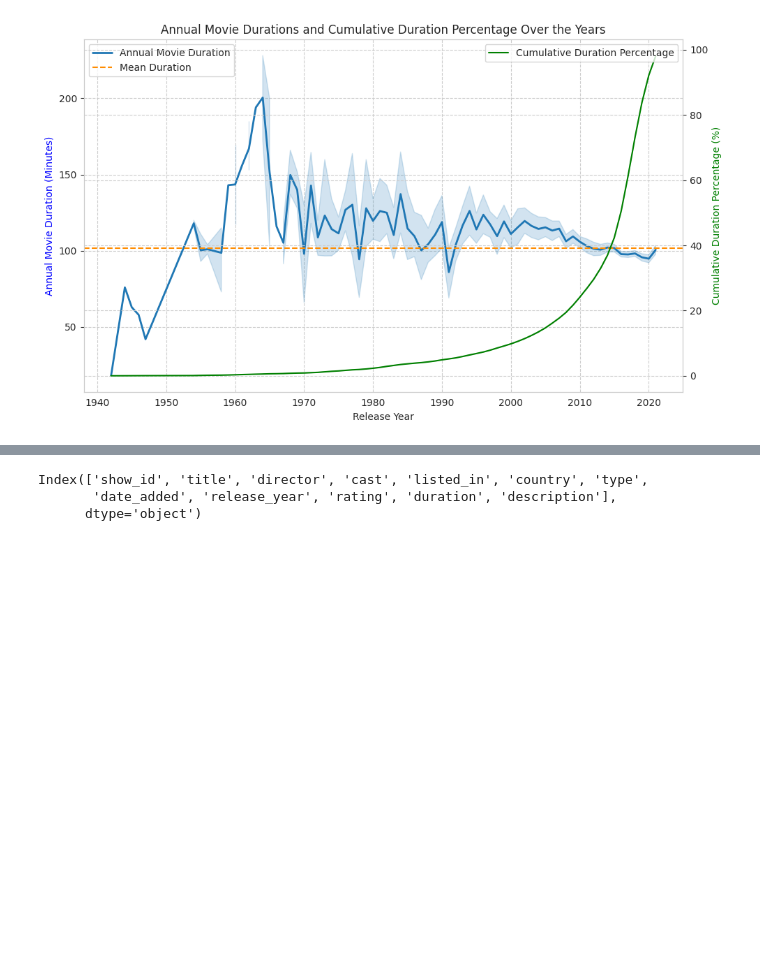
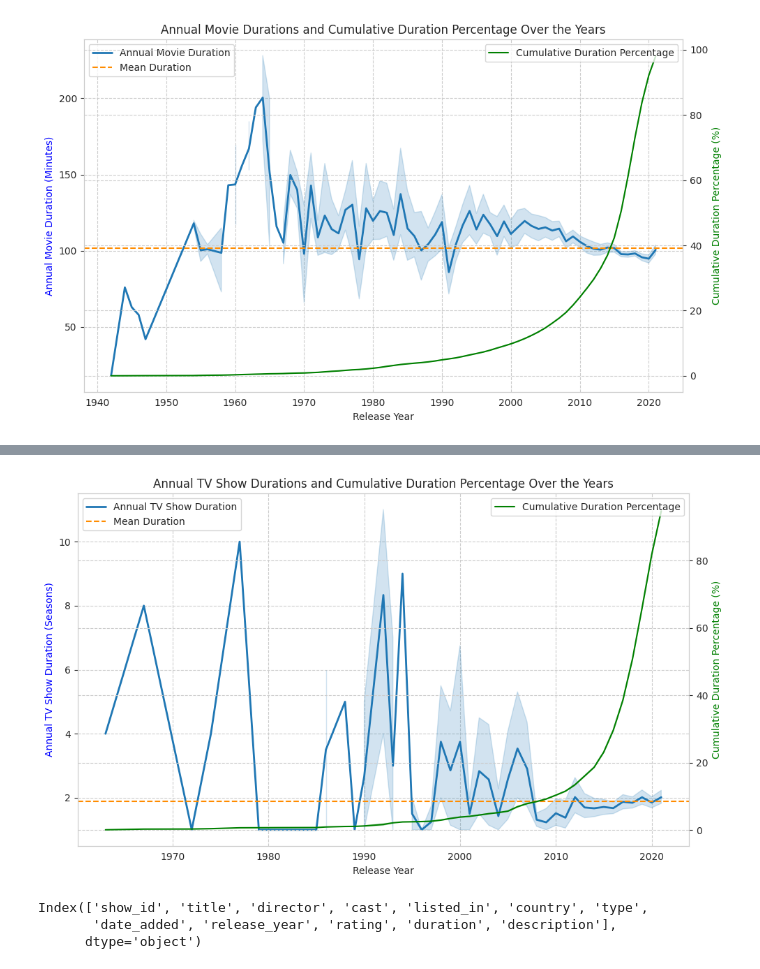
Before and after one commit to DSabarish/netflix_data_analysis, a Jupyter notebook: Netflix_31.ipynb, the cells around one changed output, grey strips where cells are left out. Cells and saved outputs as stored; diff of their text form; code cells hidden in the pictures; blank space fills up the shorter version.

```diff
--- a/Netflix_31.ipynb
+++ b/Netflix_31.ipynb
@@ -1823,3 +1873,38 @@ plt.show()
+# %%
+import matplotlib.pyplot as plt
+import seaborn as sns
+
+# Calculate the mean value of the TV show durations across all years
+mean_duration_tv = year_tv_show_duration['tv_show_duration'].mean()
+
+# Create the figure and the first subplot
+fig, ax1 = plt.subplots(figsize=(10, 6))
+
+# Plot TV show durations on primary y-axis
+sns.lineplot(x='release_year', y='tv_show_duration', data=year_tv_show_duration, ax=ax1, label='Annual TV Show Duration', linewidth=2) #, color='blue')
+ax1.set_xlabel('Release Year')
+ax1.set_ylabel('Annual TV Show Duration (Seasons)', color='blue')
+
+# Create the second y-axis for cumulative percentage
+ax2 = ax1.twinx()
+
+# Plot cumulative percentage of TV show durations on secondary y-axis
+sns.lineplot(x='release_year', y='cumulative_percentage', data=year_tv_show_duration, ax=ax2, color='green', label='Cumulative Duration Percentage')
+ax2.set_ylabel('Cumulative Duration Percentage (%)', color='green')
+
+# Add horizontal line for mean duration on primary y-axis
+ax1.axhline(mean_duration_tv, color='darkorange', linestyle='--', label='Mean Duration')
+
+# Set legend
+ax1.legend(loc='upper left')
+ax2.legend(loc='upper right')
+
+# Show plot
+plt.title('Annual TV Show Durations and Cumulative Duration Percentage Over the Years')
+plt.tight_layout()
+plt.show()
+# %% [output]
+[figure, added]
 # %%
 # Import Backup
 # data = pd.read_pickle('data.pkl')
```
Also changed, not shown: parts of 4 cells of this notebook.
